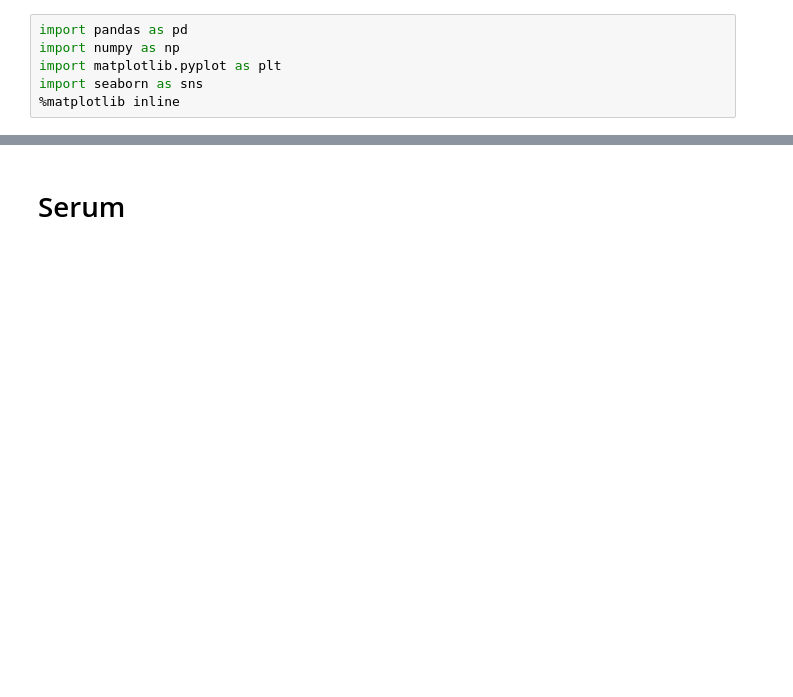
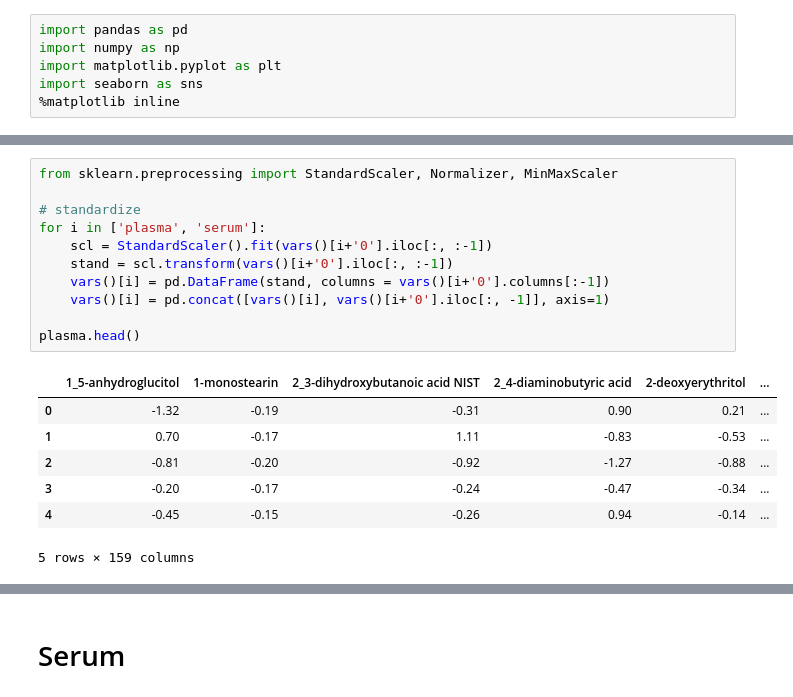
Before and after one commit to utshabkg/lung_cancer_biomarker, a Jupyter notebook: final and best approach/Approach 2/exploratory_analysis.ipynb, the cells around one changed output, grey strips where cells are left out. Cells and saved outputs as stored; diff of their text form; blank space fills up the shorter version.

```diff
--- a/final and best approach/Approach 2/exploratory_analysis.ipynb
+++ b/final and best approach/Approach 2/exploratory_analysis.ipynb
@@ -26,4 +26,23 @@ plasma
 82 rows × 159 columns
+# %%
+from sklearn.preprocessing import StandardScaler, Normalizer, MinMaxScaler
+
+# standardize
+for i in ['plasma', 'serum']:
+    scl = StandardScaler().fit(vars()[i+'0'].iloc[:, :-1])
+    stand = scl.transform(vars()[i+'0'].iloc[:, :-1])
+    vars()[i] = pd.DataFrame(stand, columns = vars()[i+'0'].columns[:-1])
+    vars()[i] = pd.concat([vars()[i], vars()[i+'0'].iloc[:, -1]], axis=1)
+
+plasma.head()
+# %% [output]
+|  | 1_5-anhydroglucitol | 1-monostearin | 2_3-dihydroxybutanoic acid NIST | 2_4-diaminobutyric acid | 2-deoxyerythritol | ... |
+| 0 | -1.32 | -0.19 | -0.31 | 0.90 | 0.21 | ... |
+| 1 | 0.70 | -0.17 | 1.11 | -0.83 | -0.53 | ... |
+| 2 | -0.81 | -0.20 | -0.92 | -1.27 | -0.88 | ... |
+| 3 | -0.20 | -0.17 | -0.24 | -0.47 | -0.34 | ... |
+| 4 | -0.45 | -0.15 | -0.26 | 0.94 | -0.14 | ... |
+5 rows × 159 columns
 # %%
 plasma.dtypes
 # %% [output]
```
Also changed, not shown: parts of 24 cells of this notebook, 5 other files.
